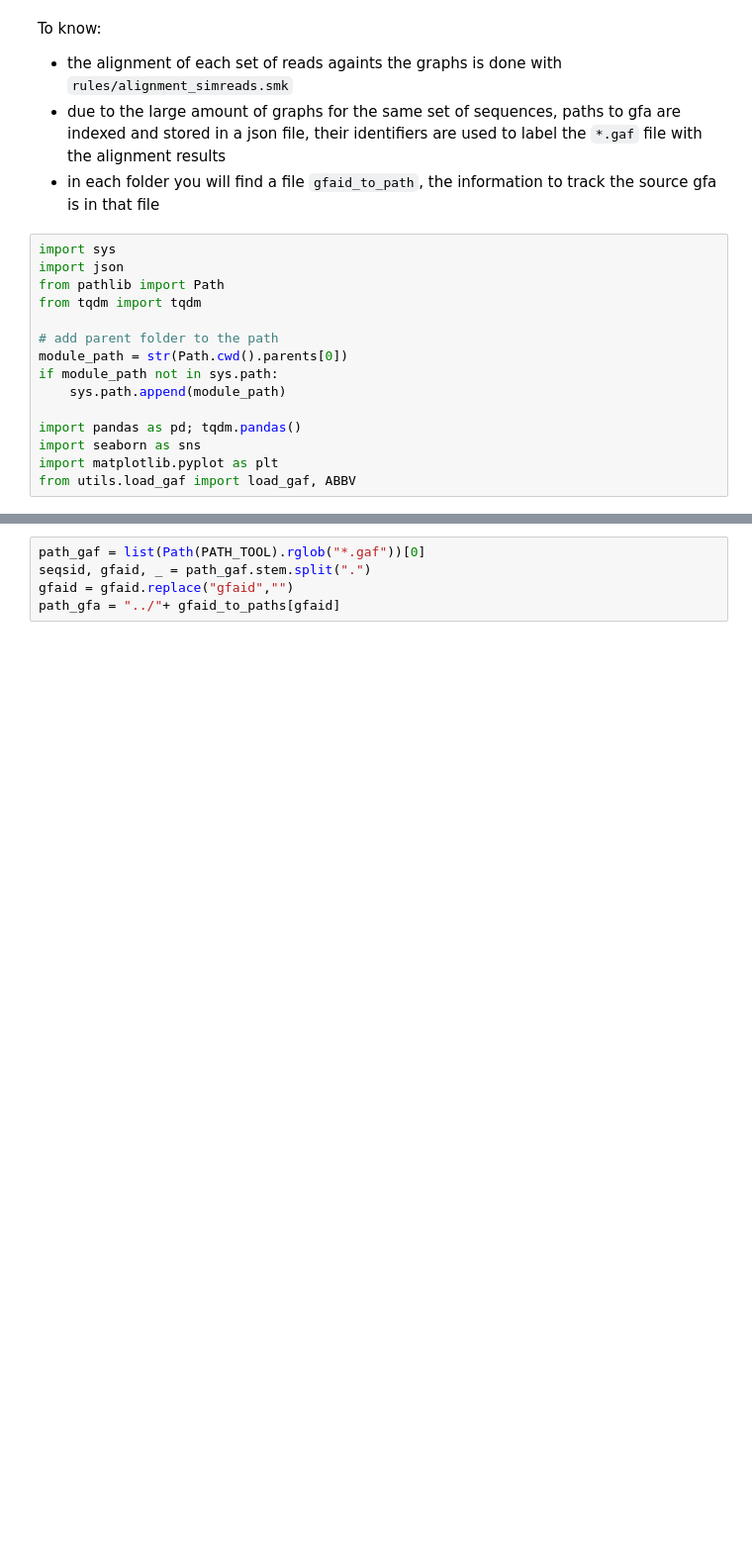
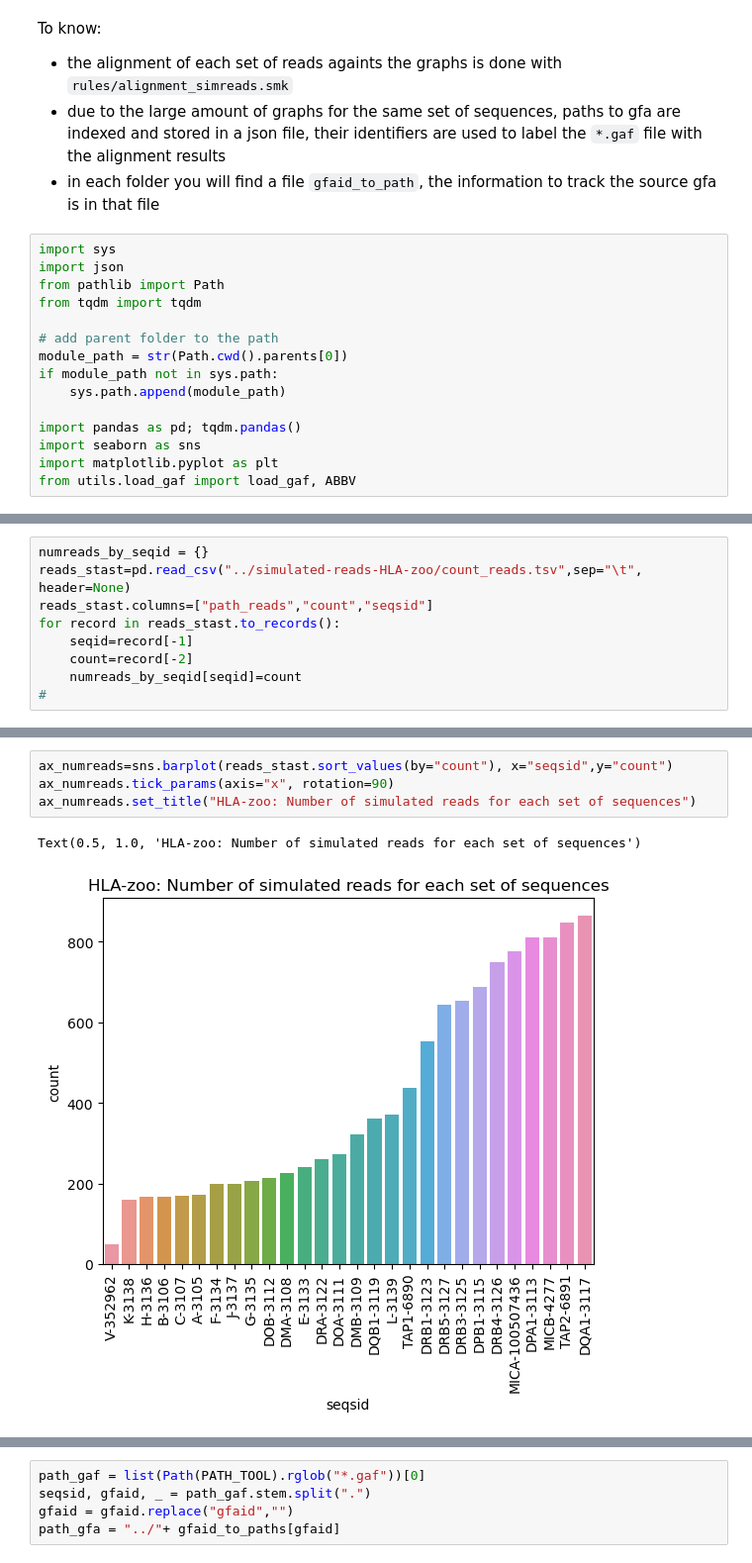
Before and after one commit to AlgoLab/pangeblocks-experiments, a Jupyter notebook: notebooks/alignments.ipynb, the cells around one changed output, grey strips where cells are left out. Shown at 99% size. Cells and saved outputs as stored; diff of their text form; blank space fills up the shorter version.

```diff
--- a/notebooks/alignments.ipynb
+++ b/notebooks/alignments.ipynb
@@ -22,0 +25,9 @@ from utils.load_gaf import load_gaf, ABBV
+# %%
+numreads_by_seqid = {}
+reads_stast=pd.read_csv("../simulated-reads-HLA-zoo/count_reads.tsv",sep="\t", header=None)
+reads_stast.columns=["path_reads","count","seqsid"]
+for record in reads_stast.to_records():
+    seqid=record[-1]
+    count=record[-2]
+    numreads_by_seqid[seqid]=count
+#
@@ -23,2 +54,9 @@ from utils.load_gaf import load_gaf, ABBV
+# %%
+ax_numreads=sns.barplot(reads_stast.sort_values(by="count"), x="seqsid",y="count")
+ax_numreads.tick_params(axis="x", rotation=90)
+ax_numreads.set_title("HLA-zoo: Number of simulated reads for each set of sequences")
+# %% [output]
+Text(0.5, 1.0, 'HLA-zoo: Number of simulated reads for each set of sequences')
+[figure, added]
 # %%
 tool="makeprg"
```
Also changed, not shown: parts of 53 cells of this notebook, 12 other files.
